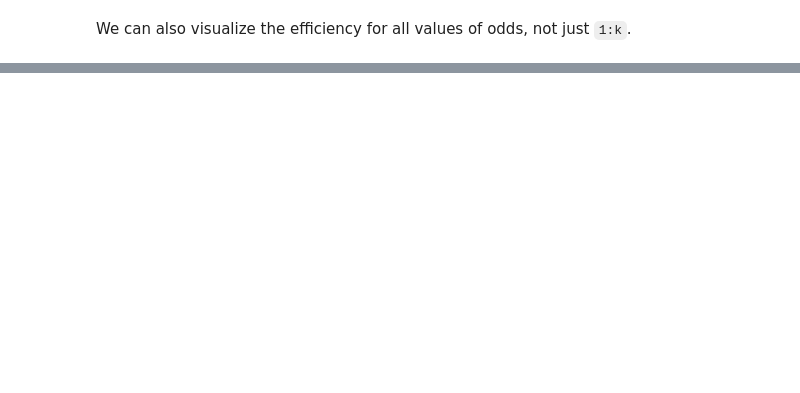
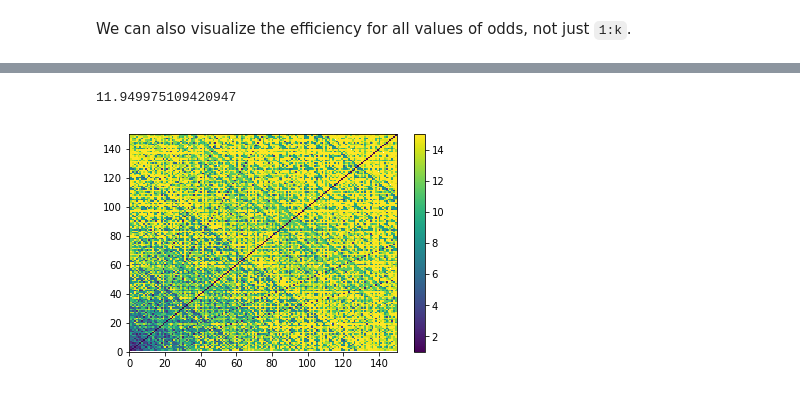
Before and after one commit to AllenDowney/ProbablyOverthinkingIt2, a Jupyter notebook: unfair_coins.ipynb, the cells around one changed output, grey strips where cells are left out. Saved outputs shown, nothing was run; the diff lists cells and outputs as text; code cells hidden in the pictures; blank space fills up the shorter version.

```diff
--- a/unfair_coins.ipynb
+++ b/unfair_coins.ipynb
@@ -268,0 +271,19 @@ Interestingly, it seems that odds we can obtain efficiently come in diagonal str
+# %%
+high = 150
+z2 = np.full((high, high), np.nan)
+for i in range(1, high):
+    for j in range(1, high):
+        odds = reduce(i, j)
+        if odds in best:
+            result = best[odds]
+            expected_coins = result[0]
+            z2[i, j] = min(expected_coins, 15)
+
+np.nanmean(z2)
+# %% [output]
+11.949975109420947
+# %%
+plt.pcolormesh(z2)
+plt.colorbar();
+# %% [output]
+[figure, added]
```
Also changed, not shown: parts of 11 cells of this notebook.
